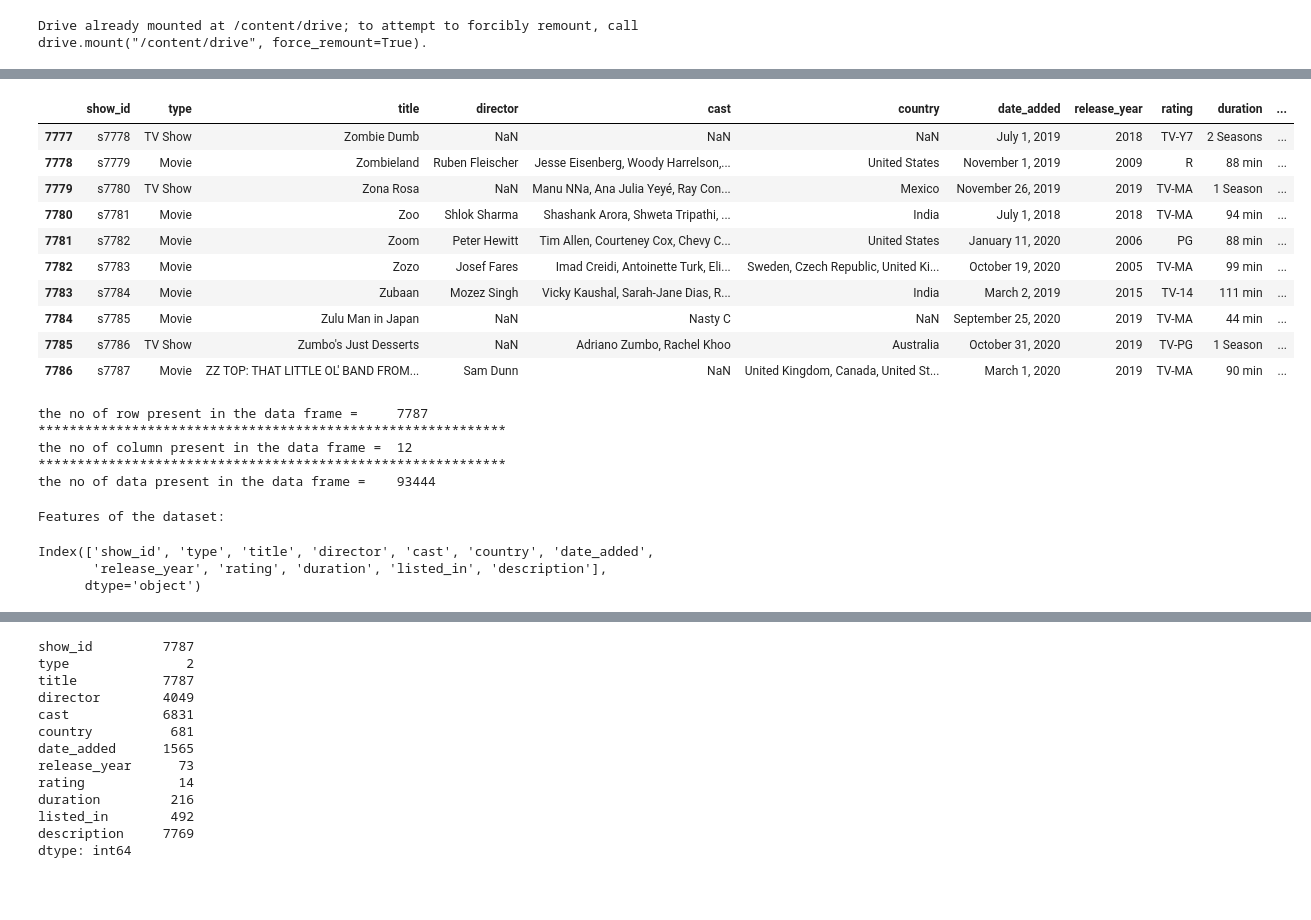
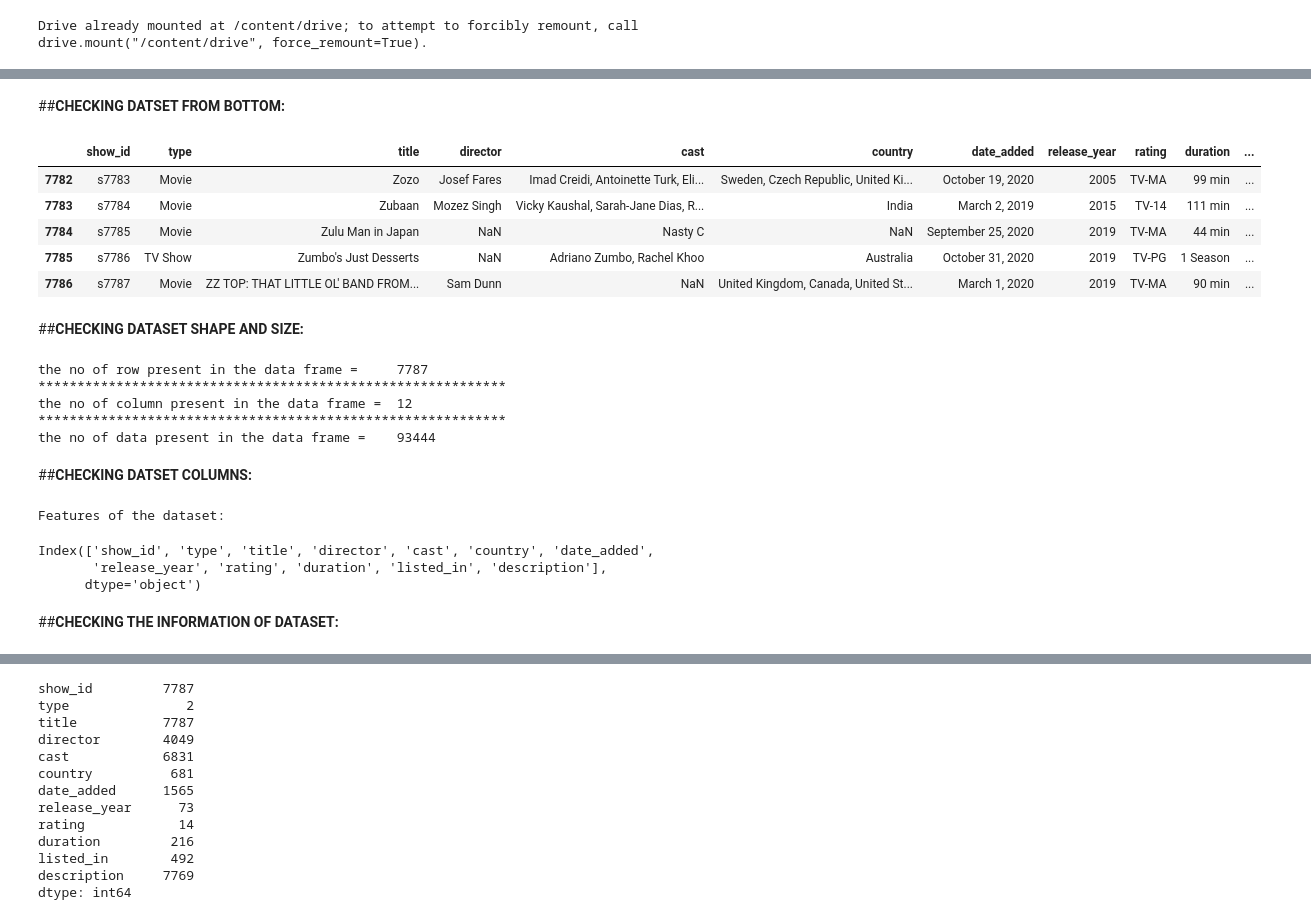
Before and after one commit to ajit04022000/Netflix-mobiles-and-Tv-show, a Jupyter notebook: NETFLIX_MOVIES_AND_TV_SHOWS_CLUSTERING.ipynb, the cells around one changed output, grey strips where cells are left out. Saved outputs shown, nothing was run; the diff lists cells and outputs as text; code cells hidden in the pictures; blank space fills up the shorter version.

```diff
--- a/NETFLIX_MOVIES_AND_TV_SHOWS_CLUSTERING.ipynb
+++ b/NETFLIX_MOVIES_AND_TV_SHOWS_CLUSTERING.ipynb
@@ -57,2 +63,4 @@ Drive already mounted at /content/drive; to attempt to forcibly remount, call dr
 # %%
-data = pd.read_csv('/content/drive/MyDrive/ALMABATTER/Netflix Movies And TV shows Clustering- Ajit Kumar Patel/NETFLIX MOVIES AND TV SHOWS CLUSTERING.csv')
+imdb_data = pd.read_csv('/content/drive/MyDrive/ALMABATTER/Netflix Movies And TV shows Clustering- Ajit Kumar Patel/NETFLIX MOVIES AND TV SHOWS CLUSTERING.csv')
+# %%
+data = imdb_data.copy()
@@ -79,17 +78,16 @@ data.head(25)
+# %% [markdown]
+##<B>CHECKING DATSET FROM BOTTOM:
 # %%
-data.tail(10)
+data.tail(5)
 # %% [output]
 |  | show_id | type | title | director | cast | country | date_added | release_year | rating | duration | ... |
-| 7777 | s7778 | TV Show | Zombie Dumb | NaN | NaN | NaN | July 1, 2019 | 2018 | TV-Y7 | 2 Seasons | ... |
-| 7778 | s7779 | Movie | Zombieland | Ruben Fleischer | Jesse Eisenberg, Woody Harrelson,... | United States | November 1, 2019 | 2009 | R | 88 min | ... |
-| 7779 | s7780 | TV Show | Zona Rosa | NaN | Manu NNa, Ana Julia Yeyé, Ray Con... | Mexico | November 26, 2019 | 2019 | TV-MA | 1 Season | ... |
-| 7780 | s7781 | Movie | Zoo | Shlok Sharma | Shashank Arora, Shweta Tripathi, ... | India | July 1, 2018 | 2018 | TV-MA | 94 min | ... |
-| 7781 | s7782 | Movie | Zoom | Peter Hewitt | Tim Allen, Courteney Cox, Chevy C... | United States | January 11, 2020 | 2006 | PG | 88 min | ... |
 | 7782 | s7783 | Movie | Zozo | Josef Fares | Imad Creidi, Antoinette Turk, Eli... | Sweden, Czech Republic, United Ki... | October 19, 2020 | 2005 | TV-MA | 99 min | ... |
 | 7783 | s7784 | Movie | Zubaan | Mozez Singh | Vicky Kaushal, Sarah-Jane Dias, R... | India | March 2, 2019 | 2015 | TV-14 | 111 min | ... |
 | 7784 | s7785 | Movie | Zulu Man in Japan | NaN | Nasty C | NaN | September 25, 2020 | 2019 | TV-MA | 44 min | ... |
 | 7785 | s7786 | TV Show | Zumbo's Just Desserts | NaN | Adriano Zumbo, Rachel Khoo | Australia | October 31, 2020 | 2019 | TV-PG | 1 Season | ... |
 | 7786 | s7787 | Movie | ZZ TOP: THAT LITTLE OL' BAND FROM... | Sam Dunn | NaN | United Kingdom, Canada, United St... | March 1, 2020 | 2019 | TV-MA | 90 min | ... |
+# %% [markdown]
+##<B>CHECKING DATASET SHAPE AND SIZE:
 # %%
 # printing the shape of data shape
 print('the no of row present in the data frame =    ',data.shape[0])
@@ -103,6 +101,8 @@ the no of row present in the data frame =     7787
 the no of column present in the data frame =  12
 ************************************************************
 the no of data present in the data frame =    93444
+# %% [markdown]
+##<B>CHECKING DATSET COLUMNS:
 # %%
 #Getting all the columns
 print("Features of the dataset:")
@@ -112,6 +112,8 @@ Features of the dataset:
 Index(['show_id', 'type', 'title', 'director', 'cast', 'country', 'date_added',
        'release_year', 'rating', 'duration', 'listed_in', 'description'],
       dtype='object')
+# %% [markdown]
+##<B>CHECKING THE INFORMATION OF DATASET:
 # %%
 # Gathering hte information of our data set
 data.info()
```
Also changed, not shown: parts of 47 cells of this notebook.
